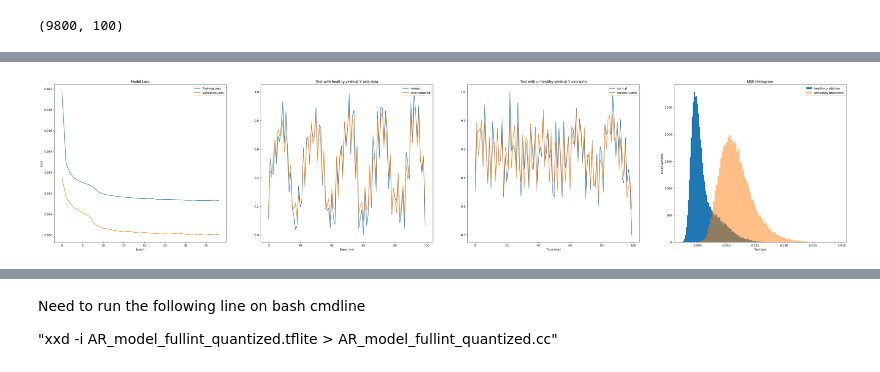
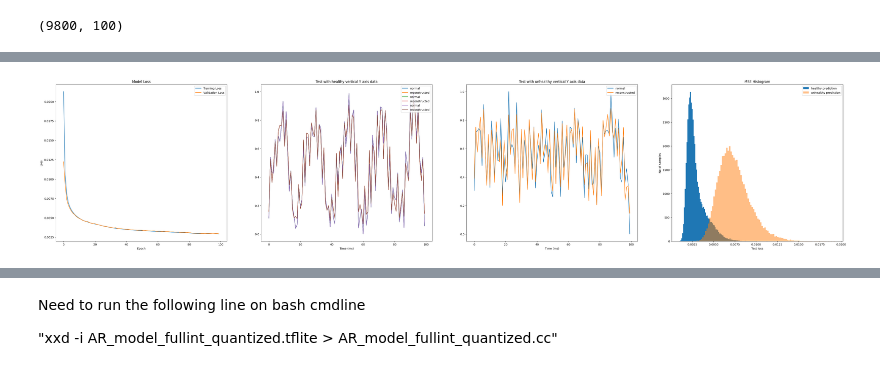
Before and after one commit to Predictive-maintenance-EG3301R/TFLite, a Jupyter notebook: ML_model/AutoRegressive.ipynb, the cells around one changed output, grey strips where cells are left out. Saved outputs shown, nothing was run; the diff lists cells and outputs as text; code cells hidden in the pictures.

```diff
--- a/ML_model/AutoRegressive.ipynb
+++ b/ML_model/AutoRegressive.ipynb
@@ -171,14 +255,16 @@ data_healthy_vert_reshaped = reshapeArray(data_healthy_vert_array, duration)
 data_healthy_hori_reshaped = reshapeArray(data_healthy_hori_array, duration)
 data_unhealthy_vert_reshaped = reshapeArray(data_unhealthy_vert_array, duration)
 data_unhealthy_hori_reshaped = reshapeArray(data_unhealthy_hori_array, duration)
-
+data_healthy2_vert_reshaped = reshapeArray(data_healthy2_vert_array, duration)
+data_cavitation_vert_reshaped = reshapeArray(data_cavitation_vert_array, duration)
 
 # Preprocess and normalize each segment individually
 data_healthy_vert_normalised = normalize_segments(data_healthy_vert_reshaped)
 data_healthy_hori_normalised = normalize_segments(data_healthy_hori_reshaped)
 data_unhealthy_vert_normalised = normalize_segments(data_unhealthy_vert_reshaped)
 data_unhealthy_hori_normalised = normalize_segments(data_unhealthy_hori_reshaped)
-
+data_healthy2_vert_normalised = normalize_segments(data_healthy2_vert_reshaped)
+data_cavitation_vert_normalised = normalize_segments(data_cavitation_vert_reshaped)
 
 #plot graph for normal data before and after scaling
 # Plot training & validation loss values
@@ -504,17 +549,17 @@ input_size = X_train.shape[1]
 input_layer = Input(shape=(input_size,))
 encoder_layer = Sequential([
     Dense(64, activation='elu'),
-    Dropout(0.1),
+    Dropout(0),
     Dense(64, activation='elu'),
-    Dropout(0.1),
+    Dropout(0),
     Dense(64, activation='elu'),
 ])
 
 decoder_layer = Sequential([
     Dense(64, activation='elu'),
-    Dropout(0.1),
+    Dropout(0),
     Dense(64, activation='elu'),
-    Dropout(0.1),
+    Dropout(0),
     Dense(input_size, activation='sigmoid')
 ])
 
@@ -531,8 +576,8 @@ autoencoder.compile(optimizer=Adam(learning_rate=0.001), loss='mean_squared_erro
 # Train the autoencoder with the EarlyStopping callback
 history = autoencoder.fit(
     X_train, X_train,
-    epochs=50,
-    batch_size=128,
+    epochs=100,
+    batch_size=256,
     validation_data=(X_test, X_test),
     callbacks=[early_stopping],
     verbose=1
@@ -610,7 +655,7 @@ print("Threshold: ", threshold)
 fig, ax = plt.subplots(1, 4, figsize=(50, 10))
 
 # Step 7: Anomaly detection
-def is_anomaly(data, model, threshold, title, axpos):
+def is_anomaly(data, model, threshold, title, ax, axpos):
     reconstructed_data = model.predict(data)
 
     ax[axpos].set_title(title)
@@ -634,7 +679,7 @@ ax[0].legend(loc='upper right')
 count_norm = 0
 healthy_data = data_healthy_vert_normalised[1]
 unhealthy_data = data_unhealthy_vert_normalised[1]
-anomalies_normal, mse_normal = is_anomaly(healthy_data, autoencoder, threshold, "Test with healthy vertical Y axis data", 1)
+anomalies_normal, mse_normal = is_anomaly(healthy_data, autoencoder, threshold, "Test with healthy vertical Y axis data", ax, 1)
 
 for i in anomalies_normal:
     if i == True:
@@ -644,7 +689,7 @@ print("Number of anomalies in healthy data:", count_norm, "out of", anomalies_no
 print("Anomalies in normal data:", (count_norm / anomalies_normal.size) * 100, "%")
 
 # Test unhealthy data
-anomalies_alternate, mse_alternate = is_anomaly(unhealthy_data, autoencoder, threshold, "Test with unhealthy vertical Y axis data", 2)
+anomalies_alternate, mse_alternate = is_anomaly(unhealthy_data, autoencoder, threshold, "Test with unhealthy vertical Y axis data", ax, 2)
 
 count_alternate = 0
 for i in anomalies_alternate:
@@ -662,4 +707,69 @@ ax[3].set_xlabel("Test loss")
 ax[3].set_ylabel("No of samples")
 ax[3].legend(loc='upper right')
 fig.show()
+
+
+### Plotting of healthy vs healthy2 data
+fig1, ax1 = plt.subplots(1, 4, figsize=(50, 10))
+# Test healthy2 data
+count_norm2 = 0
+healthy_data = data_healthy_vert_normalised[1]
+healthy2_data = data_healthy2_vert_normalised[1]
+anomalies_normal, mse_normal = is_anomaly(healthy_data, autoencoder, threshold, "Test with healthy vertical Y axis data", ax, 1)
+anomalies_normal2, mse_normal2 = is_anomaly(healthy2_data, autoencoder, threshold, "Test with healthy2 vertical Y axis data", ax1, 2)
+
+for i in anomalies_normal2:
+    if i == True:
+        count_norm2 += 1
+
+print("Number of anomalies in healthy2 data:", count_norm2, "out of", anomalies_normal2.size, "samples")
+print("Anomalies in normal2 data:", (count_norm2 / anomalies_normal2.size) * 100, "%")
+
+ax1[0].plot(history.history['loss'], label='Training Loss')
+ax1[0].plot(history.history['val_loss'], label='Validation Loss')
+ax1[0].set_title('Model Loss')
+ax1[0].set_ylabel('Loss')
+ax1[0].set_xlabel('Epoch')
+ax1[0].legend(loc='upper right')
+
+# plot mse histogram
+ax1[3].set_title("MSE Histogram")
+ax1[3].hist(mse_normal, bins=100, label='healthy prediction')
+ax1[3].hist(mse_normal2, bins=100, label='healthy2 prediction', alpha=0.5)
+ax1[3].set_xlabel("Test loss")
+ax1[3].set_ylabel("No of samples")
+ax1[3].legend(loc='upper right')
+fig1.show()
+
+### Plotting of healthy vs cavitation data
+fig2, ax2 = plt.subplots(1, 4, figsize=(50, 10))
+# Test cavitation data
+count_cavitation = 0
+healthy_data = data_healthy_vert_normalised[1]
+cavitation_data = data_cavitation_vert_normalised[1]
+anomalies_normal, mse_normal = is_anomaly(healthy_data, autoencoder, threshold, "Test with healthy vertical Y axis data", ax, 1)
+anomalies_cavitation, mse_cavitation = is_anomaly(cavitation_data, autoencoder, threshold, "Test with cavitation vertical Y axis data", ax2, 2)
+
+for i in anomalies_cavitation:
+    if i == True:
+        count_cavitation += 1
+
+print("Number of anomalies in cavitation data:", count_cavitation, "out of", anomalies_cavitation.size, "samples")
+print("Anomalies in cavitation data:", (count_cavitation / anomalies_cavitation.size) * 100, "%")
+
+ax2[0].plot(history.history['loss'], label='Training Loss')
+ax2[0].plot(history.history['val_loss'], label='Validation Loss')
+ax2[0].set_title('Model Loss')
+ax2[0].set_ylabel('Loss')
+ax2[0].set_xlabel('Epoch')
+ax2[0].legend(loc='upper right')
+
+# plot mse histogram
+ax2[3].set_title("MSE Histogram")
+ax2[3].hist(mse_normal, bins=100, label='healthy prediction')
+ax2[3].hist(mse_cavitation, bins=100, label='cavitation prediction', alpha=0.5)
+ax2[3].set_xlabel("Test loss")
+ax2[3].set_ylabel("No of samples")
+ax2[3].legend(loc='upper right')
+fig2.show()
 # %% [output]
@@ -674 +792 @@ Anomalies in alternate data: 58.48571428571429 %
-[figure, old version]
+[figure, new version]
```
Also changed, not shown: parts of 29 cells of this notebook, 7 other files.
